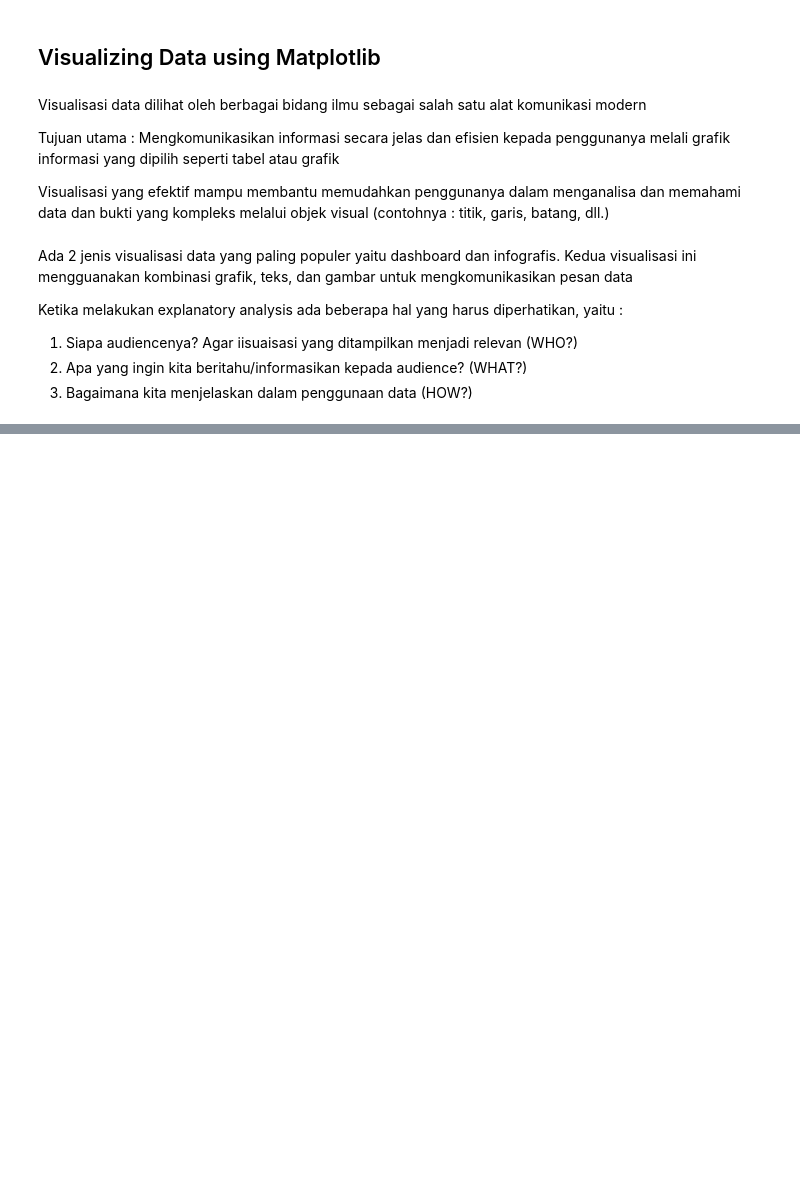
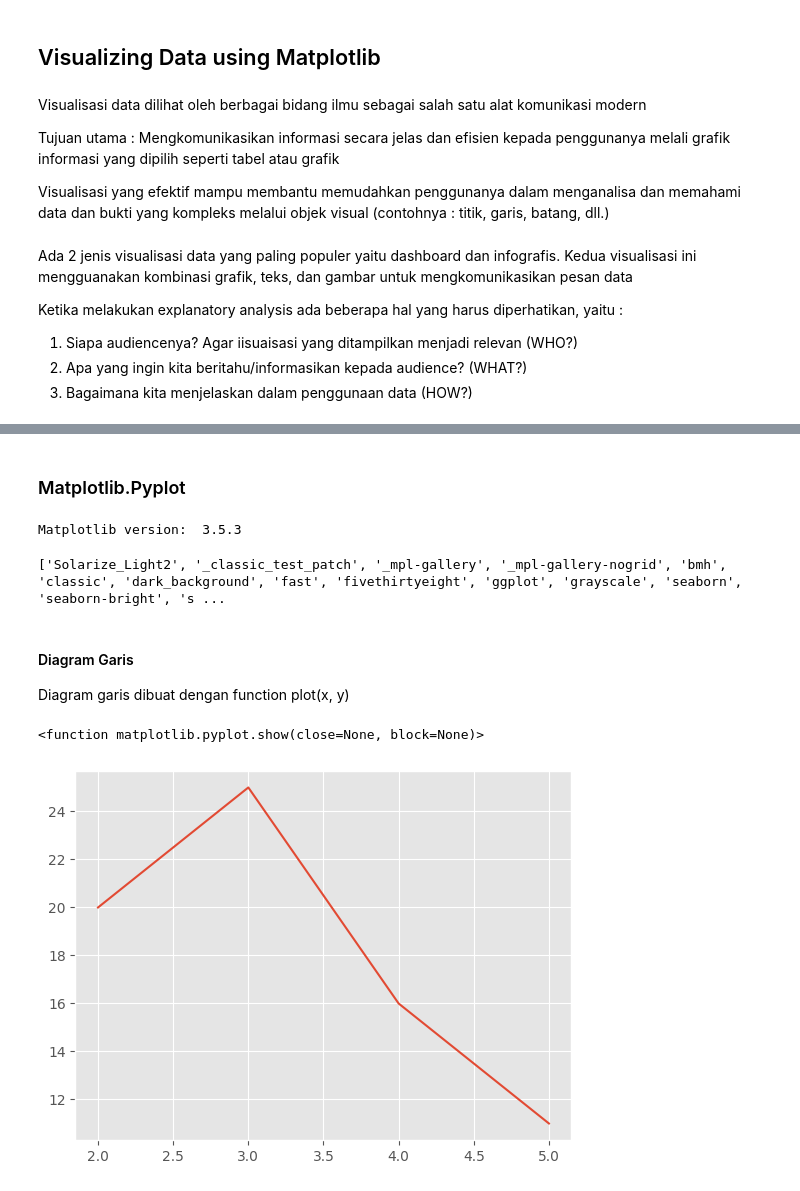
Before and after one commit to kireikharisma/H8_3, a Jupyter notebook: sesi7.ipynb, the cells around one changed output, grey strips where cells are left out. Saved outputs shown, nothing was run; the diff lists cells and outputs as text; code cells hidden in the pictures; blank space fills up the shorter version.

```diff
--- a/sesi7.ipynb
+++ b/sesi7.ipynb
@@ -632,0 +642,2 @@ Ketika melakukan explanatory analysis ada beberapa hal yang harus diperhatikan,
+# %% [markdown]
+### Matplotlib.Pyplot
@@ -632,0 +646,21 @@ Ketika melakukan explanatory analysis ada beberapa hal yang harus diperhatikan,
+# %%
+import matplotlib as mpl
+import matplotlib.pyplot as plt
+
+print('Matplotlib version: ', mpl.__version__)
+# %% [output]
+Matplotlib version:  3.5.3
+# %%
+print(plt.style.available)
+mpl.style.use(['ggplot']) # optional : for ggplot-like style
+# %% [output]
+['Solarize_Light2', '_classic_test_patch', '_mpl-gallery', '_mpl-gallery-nogrid', 'bmh', 'classic', 'dark_background', 'fast', 'fivethirtyeight', 'ggplot', 'grayscale', 'seaborn', 'seaborn-bright', 's ...
+# %% [markdown]
+#### Diagram Garis
+Diagram garis dibuat dengan function plot(x, y)
+# %%
+plt.plot([2, 3, 4, 5], [20, 25, 16, 11]) # data x dan y dapat berbentuk list, numpy array
+plt.show
+# %% [output]
+<function matplotlib.pyplot.show(close=None, block=None)>
+[figure, added]
```
Also changed, not shown: parts of 116 cells of this notebook.
